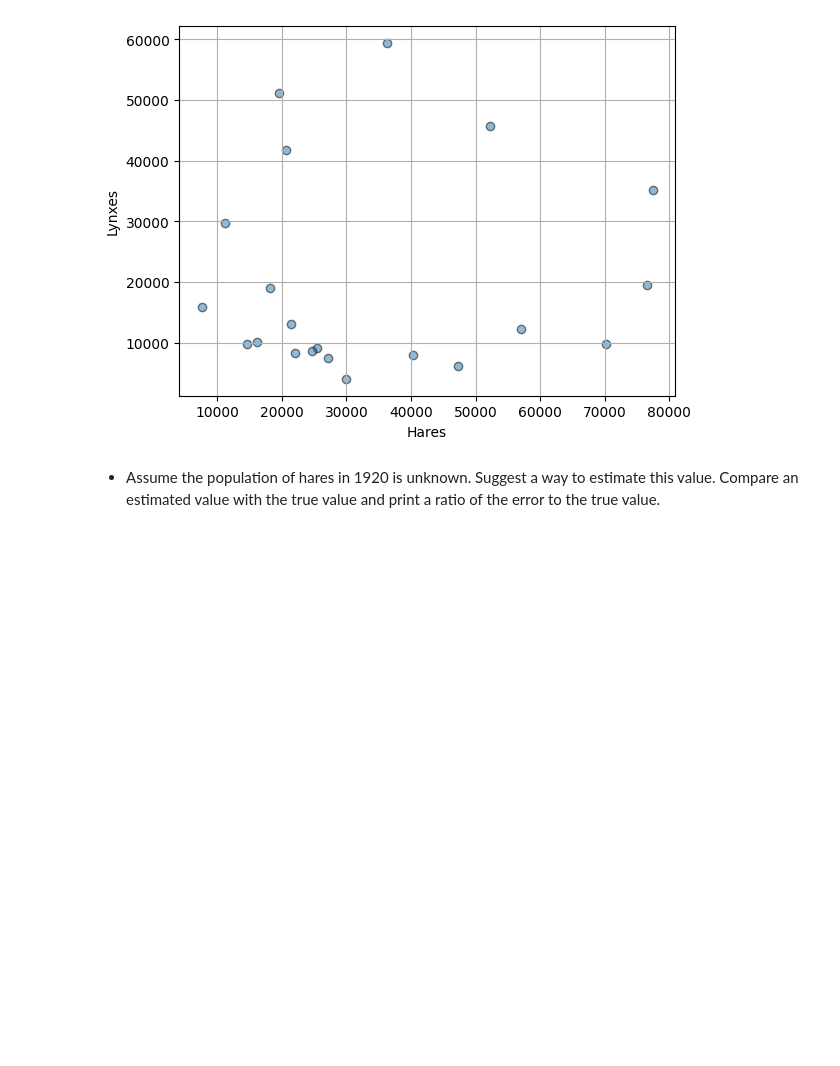
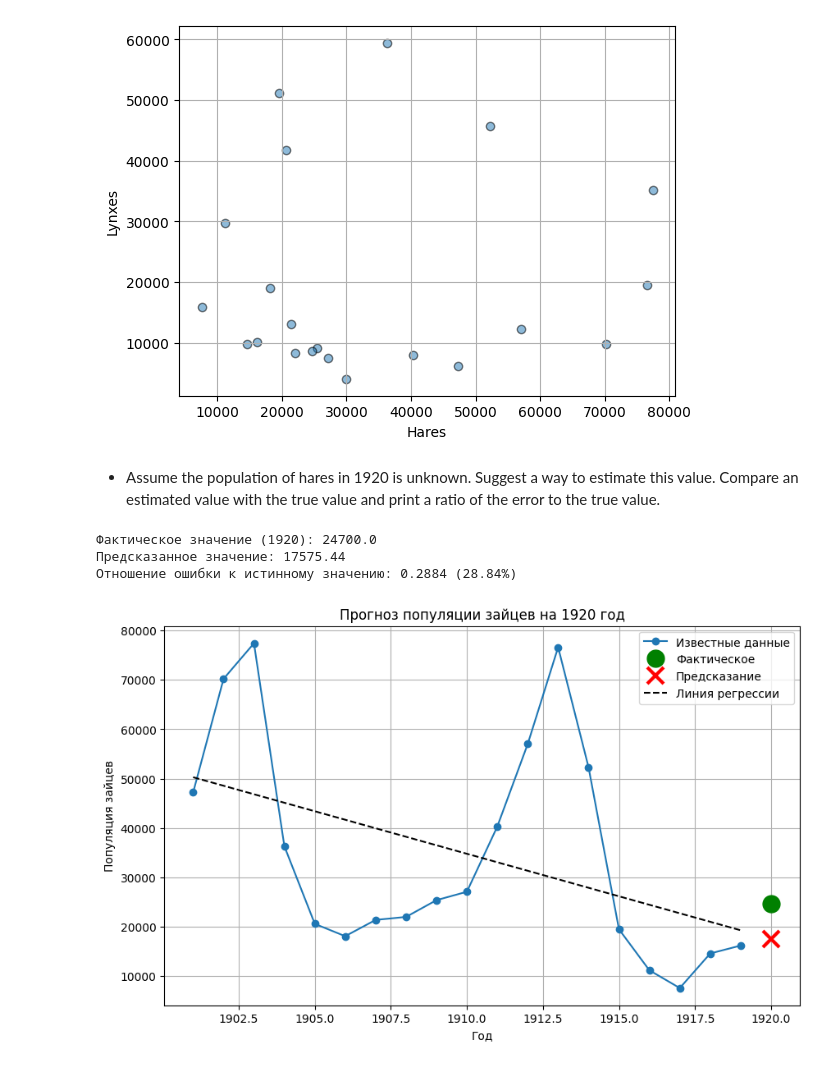
Before and after one commit to Mugetsu-Nuckie/dzstatprac, a Jupyter notebook: dz2.ipynb, the cells around one changed output. Cells and saved outputs as stored; diff of their text form; code cells hidden in the pictures; blank space fills up the shorter version.

```diff
--- a/dz2.ipynb
+++ b/dz2.ipynb
@@ -236,3 +236,39 @@ plt.grid(True)
 # %% [markdown]
 - Assume the population of hares in 1920 is unknown. Suggest a way to estimate this value. Compare an estimated value
 with the true value and print a ratio of the error to the true value.
+# %%
+from sklearn.linear_model import LinearRegression
+import numpy as np
+years_known = column1[1:-1]
+hare_known = column2[1:-1]
+hare_1920_true = column2[-1]
+X = years_known.reshape(-1, 1)
+y = hare_known
+model = LinearRegression()
+model.fit(X, y)
+year_1920 = np.array([[1920]])
+hare_1920_predicted = model.predict(year_1920)[0]
+error = abs(hare_1920_true - hare_1920_predicted)
+error_ratio = error / hare_1920_true
+print(f"Фактическое значение (1920): {hare_1920_true}")
+print(f"Предсказанное значение: {hare_1920_predicted:.2f}")
+print(f"Отношение ошибки к истинному значению: {error_ratio:.4f} ({error_ratio*100:.2f}%)")
+import matplotlib.pyplot as plt
+plt.figure(figsize=(10, 6))
+plt.plot(years_known, hare_known,'o-', label='Известные данные')
+plt.plot([1920], [hare_1920_true], 'go', markersize=15, label='Фактическое')
+plt.plot([1920], [hare_1920_predicted], 'rx', markersize=15, markeredgewidth=3, label='Предсказание')
+
+plt.plot(years_known, model.predict(X), 'k--', label='Линия регрессии')
+
+plt.xlabel('Год')
+plt.ylabel('Популяция зайцев')
+plt.title('Прогноз популяции зайцев на 1920 год')
+plt.legend()
+plt.grid(True)
+plt.show()
+# %% [output]
+Фактическое значение (1920): 24700.0
+Предсказанное значение: 17575.44
+Отношение ошибки к истинному значению: 0.2884 (28.84%)
+[figure, added]
```
